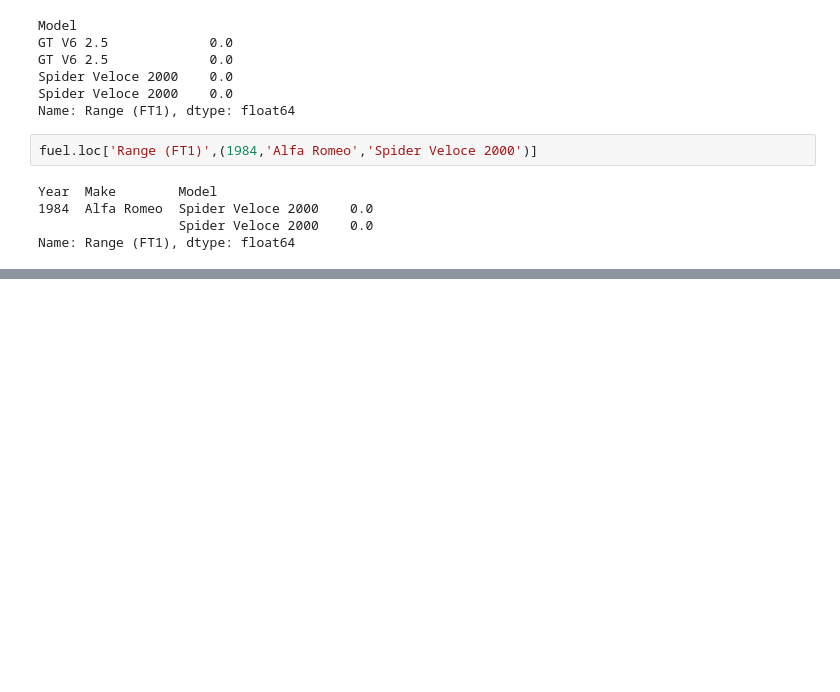
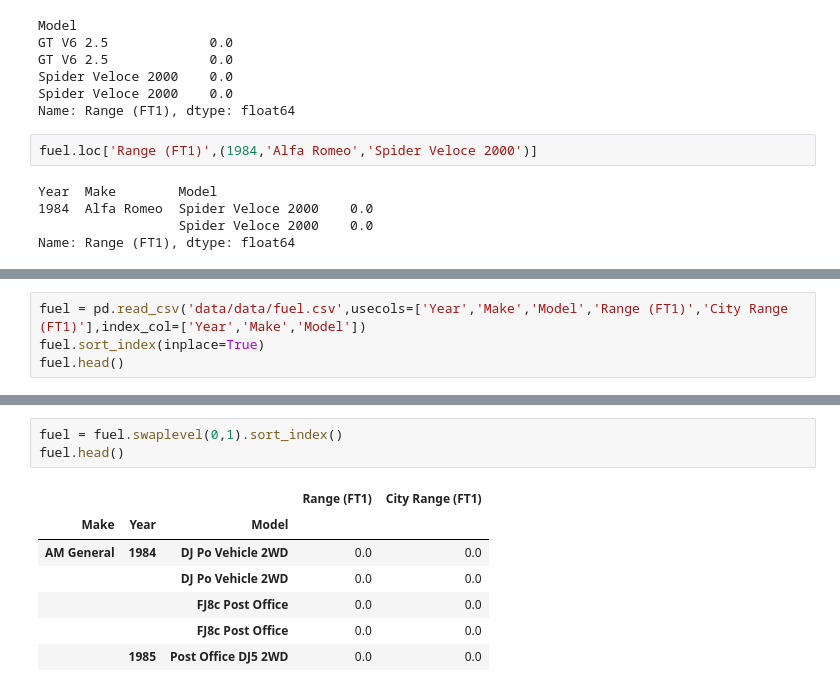
Before and after one commit to Byienio/Pandas_pg, a Jupyter notebook: MultiIndexAndPivotTables.ipynb, the cells around one changed output, grey strips where cells are left out. Saved outputs shown, nothing was run; the diff lists cells and outputs as text; blank space fills up the shorter version.

Commit message:
Swaplevel

```diff
--- a/MultiIndexAndPivotTables.ipynb
+++ b/MultiIndexAndPivotTables.ipynb
@@ -277,0 +280,4 @@ Name: Range (FT1), dtype: float64
+# %%
+fuel = pd.read_csv('data/data/fuel.csv',usecols=['Year','Make','Model','Range (FT1)','City Range (FT1)'],index_col=['Year','Make','Model'])
+fuel.sort_index(inplace=True)
+fuel.head()
@@ -277,0 +299,11 @@ Name: Range (FT1), dtype: float64
+# %%
+fuel = fuel.swaplevel(0,1).sort_index()
+fuel.head()
+# %% [output]
+|  |  |  | Range (FT1) | City Range (FT1) |
+| Make | Year | Model |  |  |
+| AM General | 1984 | DJ Po Vehicle 2WD | 0.0 | 0.0 |
+|  |  | DJ Po Vehicle 2WD | 0.0 | 0.0 |
+|  |  | FJ8c Post Office | 0.0 | 0.0 |
+|  |  | FJ8c Post Office | 0.0 | 0.0 |
+|  | 1985 | Post Office DJ5 2WD | 0.0 | 0.0 |
```
Also changed, not shown: parts of 6 cells of this notebook.
